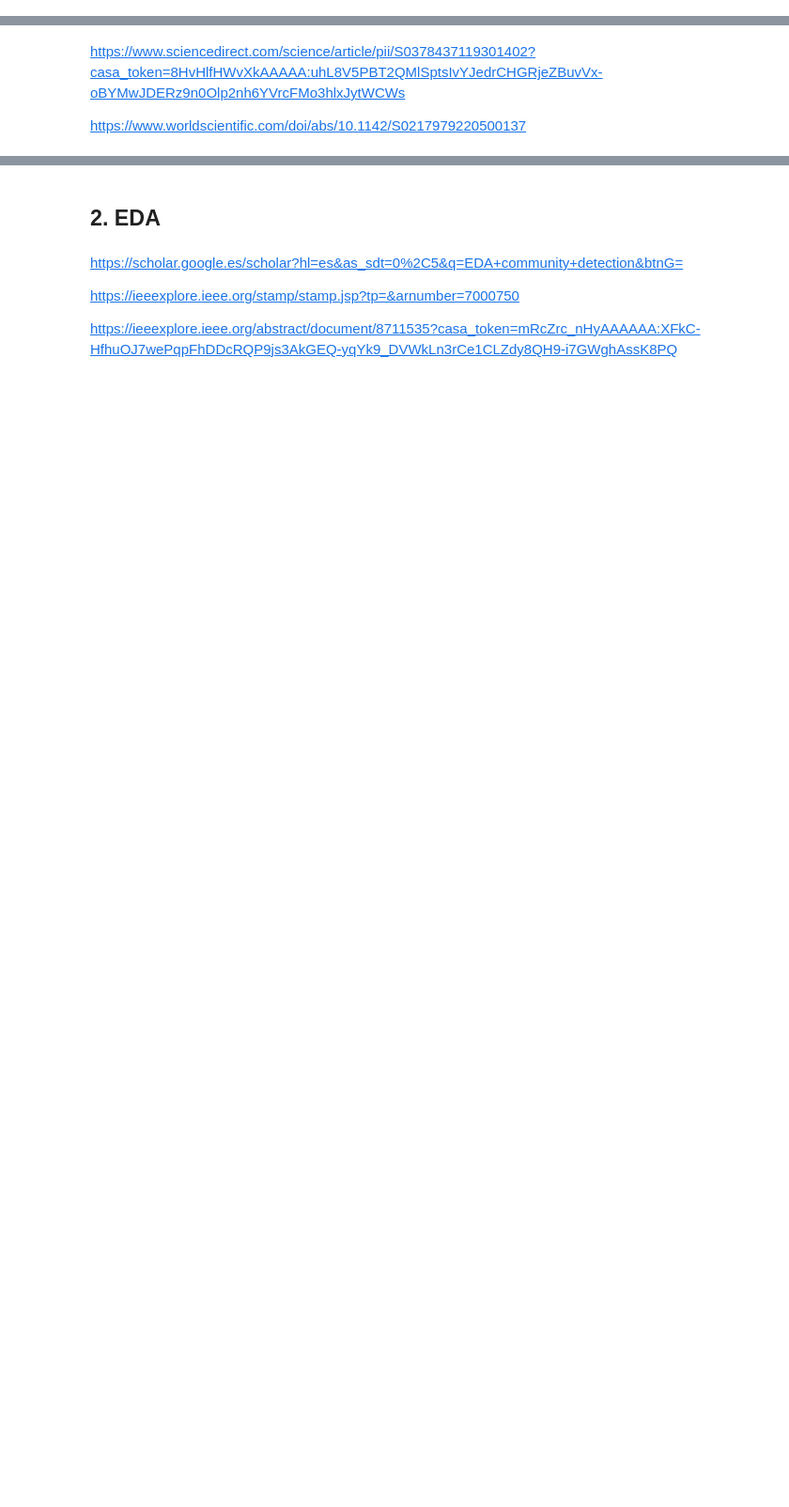
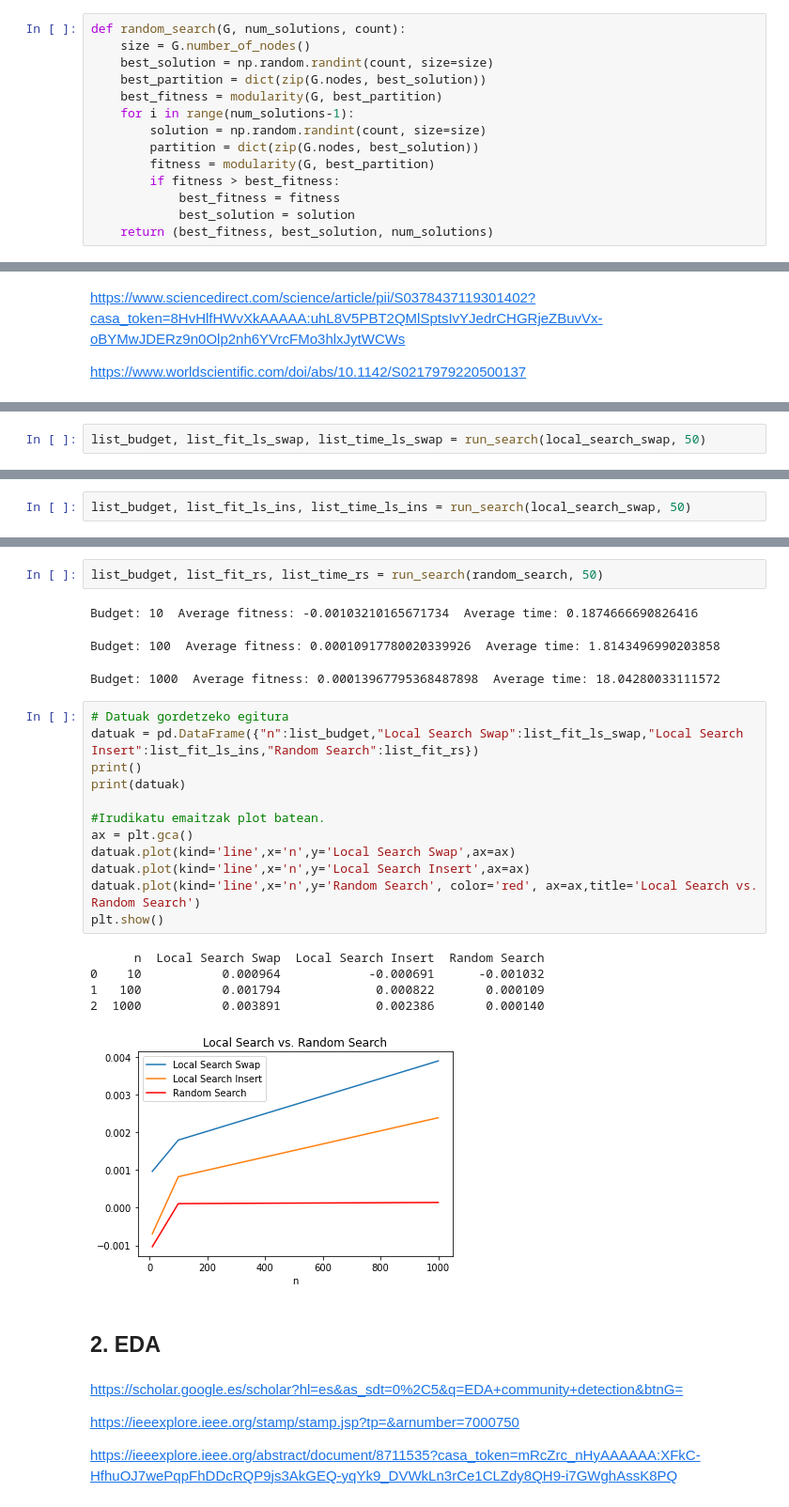
Before and after one commit to juletx/community-detection, a Jupyter notebook: CDP_2_fasea_Ikasle.ipynb, the cells around one changed output, grey strips where cells are left out. Shown: that part at 94% size. Cells and saved outputs as stored; diff of their text form; blank space fills up the shorter version.

Commit message:
Random search + Local search with swap and insert

```diff
--- a/CDP_2_fasea_Ikasle.ipynb
+++ b/CDP_2_fasea_Ikasle.ipynb
@@ -157 +163,15 @@ Community moduluko modularity:
+# %%
+def random_search(G, num_solutions, count):
+    size = G.number_of_nodes()
+    best_solution = np.random.randint(count, size=size)
+    best_partition = dict(zip(G.nodes, best_solution))
+    best_fitness = modularity(G, best_partition)
+    for i in range(num_solutions-1):
+        solution = np.random.randint(count, size=size)
+        partition = dict(zip(G.nodes, best_solution))
+        fitness = modularity(G, best_partition)
+        if fitness > best_fitness:
+            best_fitness = fitness
+            best_solution = solution
+    return (best_fitness, best_solution, num_solutions)
 # %% [markdown]
@@ -162,0 +311,2 @@ https://www.worldscientific.com/doi/abs/10.1142/S0217979220500137
+# %%
+list_budget, list_fit_ls_swap, list_time_ls_swap = run_search(local_search_swap, 50)
@@ -162,0 +317,2 @@ https://www.worldscientific.com/doi/abs/10.1142/S0217979220500137
+# %%
+list_budget, list_fit_ls_ins, list_time_ls_ins = run_search(local_search_swap, 50)
@@ -163,3 +323,27 @@ https://www.worldscientific.com/doi/abs/10.1142/S0217979220500137
+# %%
+list_budget, list_fit_rs, list_time_rs = run_search(random_search, 50)
+# %% [output]
+Budget: 10  Average fitness: -0.00103210165671734  Average time: 0.1874666690826416
+Budget: 100  Average fitness: 0.00010917780020339926  Average time: 1.8143496990203858
+Budget: 1000  Average fitness: 0.00013967795368487898  Average time: 18.04280033111572
+# %%
+# Datuak gordetzeko egitura
+datuak = pd.DataFrame({"n":list_budget,"Local Search Swap":list_fit_ls_swap,"Local Search Insert":list_fit_ls_ins,"Random Search":list_fit_rs})
+print()
+print(datuak)
+
+#Irudikatu emaitzak plot batean.
+ax = plt.gca()
+datuak.plot(kind='line',x='n',y='Local Search Swap',ax=ax)
+datuak.plot(kind='line',x='n',y='Local Search Insert',ax=ax)
+datuak.plot(kind='line',x='n',y='Random Search', color='red', ax=ax,title='Local Search vs. Random Search')
+plt.show()
+# %% [output]
+      n  Local Search Swap  Local Search Insert  Random Search
+0    10           0.000964            -0.000691      -0.001032
+1   100           0.001794             0.000822       0.000109
+2  1000           0.003891             0.002386       0.000140
+[figure, added]
 # %% [markdown]
 ## 2. EDA
 # %% [markdown]
```
Also changed, not shown: parts of 15 cells of this notebook.
